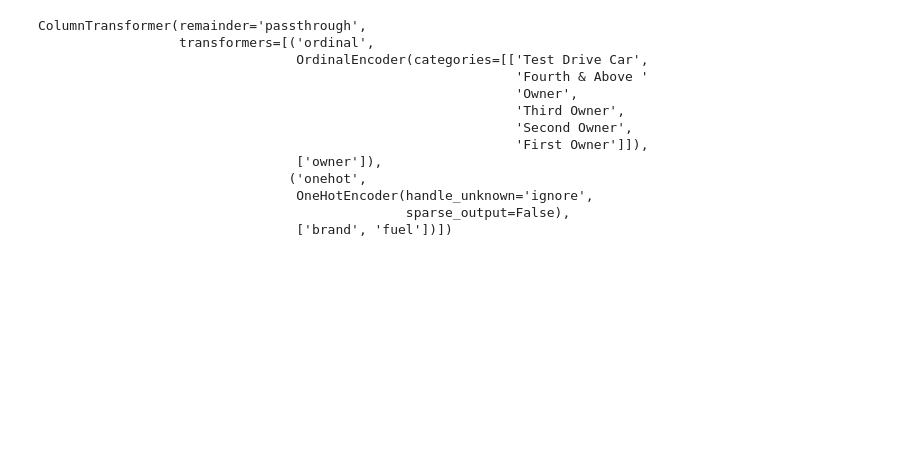
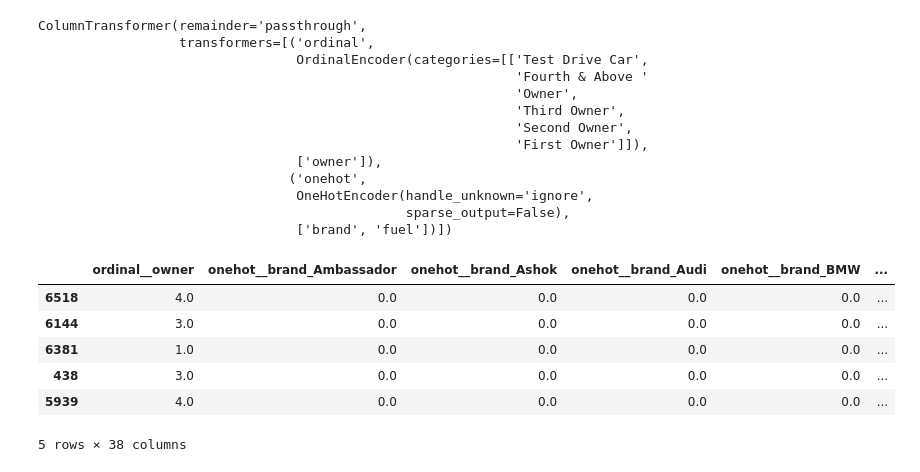
Before and after one commit to vedantdobhalgermany/Advance-ML, a Jupyter notebook: Feature_Engineering/FeatureEncoding1.ipynb, the cells around one changed output. Drawn from its saved outputs; the diff is of its cells as text; code cells hidden in the pictures; blank space fills up the shorter version.

```diff
--- a/Feature_Engineering/FeatureEncoding1.ipynb
+++ b/Feature_Engineering/FeatureEncoding1.ipynb
@@ -564,3 +564,13 @@ ColumnTransformer(remainder='passthrough',
                                  OneHotEncoder(handle_unknown='ignore',
                                                sparse_output=False),
                                  ['brand', 'fuel'])])
+# %%
+transformer.fit_transform(X_train).head()
+# %% [output]
+|  | ordinal__owner | onehot__brand_Ambassador | onehot__brand_Ashok | onehot__brand_Audi | onehot__brand_BMW | ... |
+| 6518 | 4.0 | 0.0 | 0.0 | 0.0 | 0.0 | ... |
+| 6144 | 3.0 | 0.0 | 0.0 | 0.0 | 0.0 | ... |
+| 6381 | 1.0 | 0.0 | 0.0 | 0.0 | 0.0 | ... |
+| 438 | 3.0 | 0.0 | 0.0 | 0.0 | 0.0 | ... |
+| 5939 | 4.0 | 0.0 | 0.0 | 0.0 | 0.0 | ... |
+5 rows × 38 columns
```
Also changed, not shown: parts of 33 cells of this notebook, 1 other file.
